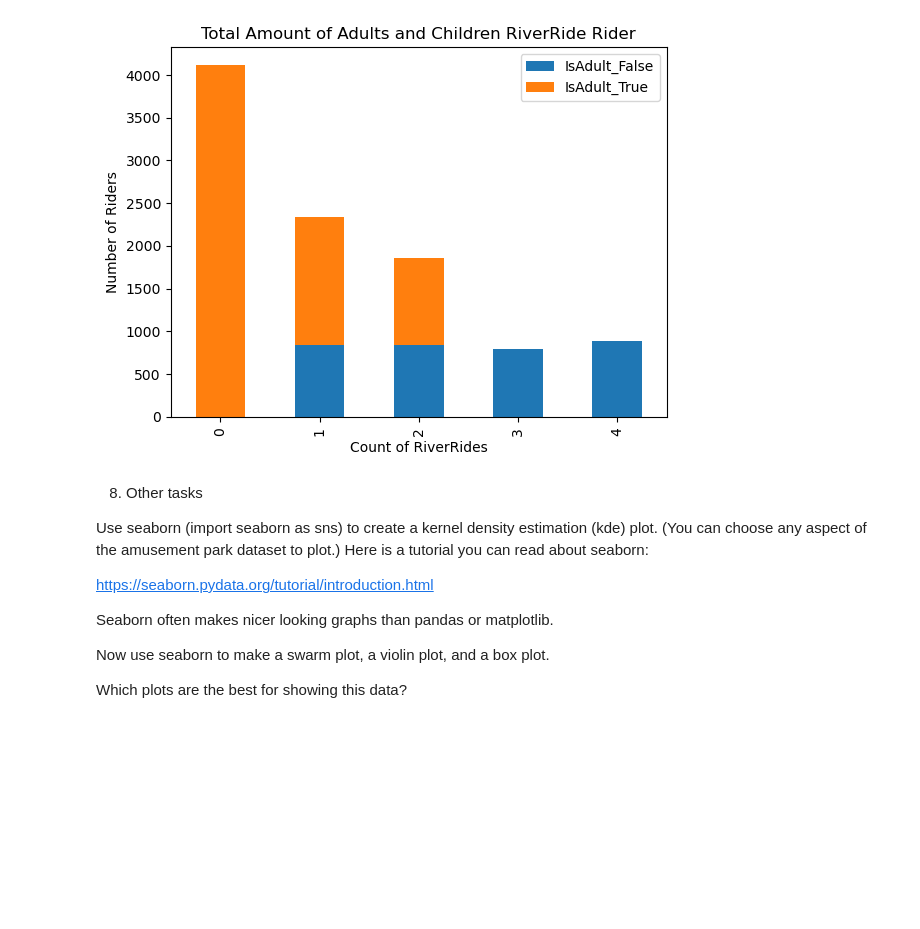
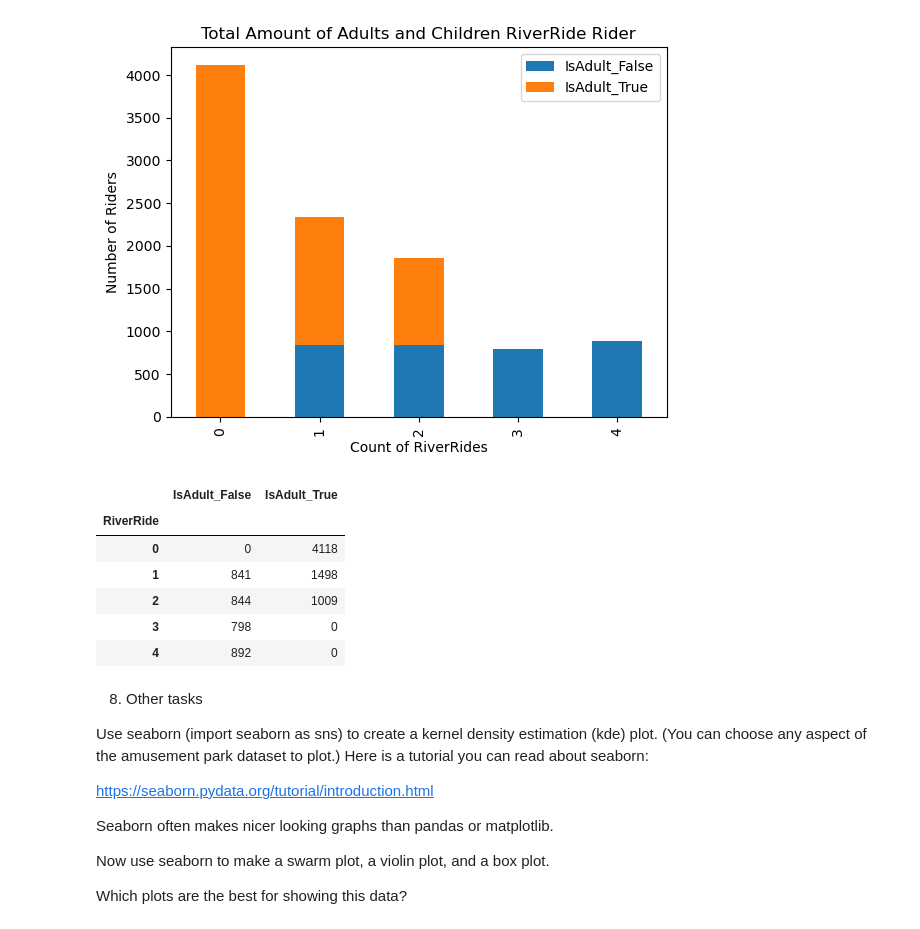
Before and after one commit to keshleem/dx699-summerai-homework3, a Jupyter notebook: Week3.ipynb, the cells around one changed output. Drawn from its saved outputs; the diff is of its cells as text; code cells hidden in the pictures; blank space fills up the shorter version.

```diff
--- a/Week3.ipynb
+++ b/Week3.ipynb
@@ -354,6 +354,16 @@ df_grouped.plot(kind='bar', stacked=True, xlabel='Count of RiverRides', ylabel='
 plt.show()
 # %% [output]
 [figure]
+# %%
+df_grouped
+# %% [output]
+|  | IsAdult_False | IsAdult_True |
+| RiverRide |  |  |
+| 0 | 0 | 4118 |
+| 1 | 841 | 1498 |
+| 2 | 844 | 1009 |
+| 3 | 798 | 0 |
+| 4 | 892 | 0 |
 # %% [markdown]
 8. Other tasks
 
```
Also changed, not shown: parts of 2 cells of this notebook.
